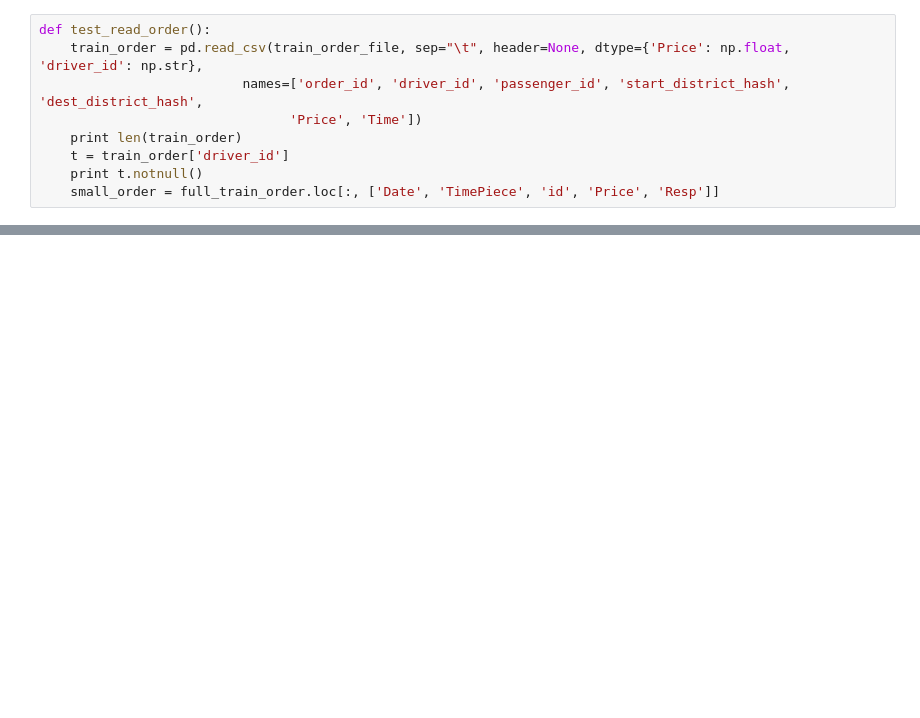
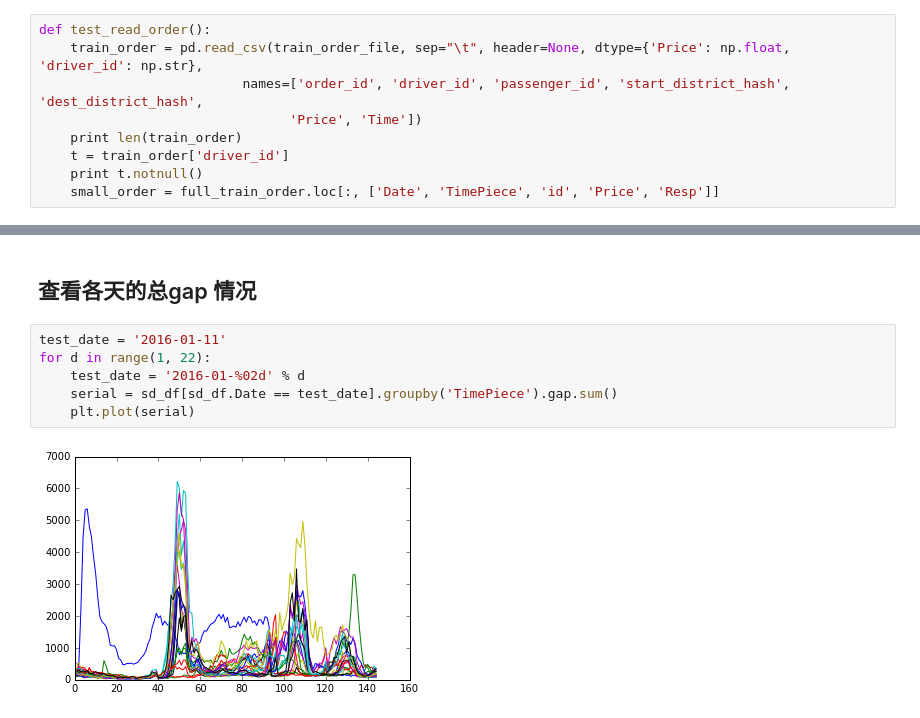
Before and after one commit to sndnyang/kaggle, a Jupyter notebook: didi/didi-tech.ipynb, the cells around one changed output, grey strips where cells are left out. Cells and saved outputs as stored; diff of their text form; blank space fills up the shorter version.

```diff
--- a/didi/didi-tech.ipynb
+++ b/didi/didi-tech.ipynb
@@ -121,0 +227,10 @@ def test_read_order():
+# %% [markdown]
+## 查看各天的总gap 情况
+# %%
+test_date = '2016-01-11'
+for d in range(1, 22):
+    test_date = '2016-01-%02d' % d
+    serial = sd_df[sd_df.Date == test_date].groupby('TimePiece').gap.sum()
+    plt.plot(serial)
+# %% [output]
+[figure, added]
```
Also changed, not shown: parts of 48 cells of this notebook.
